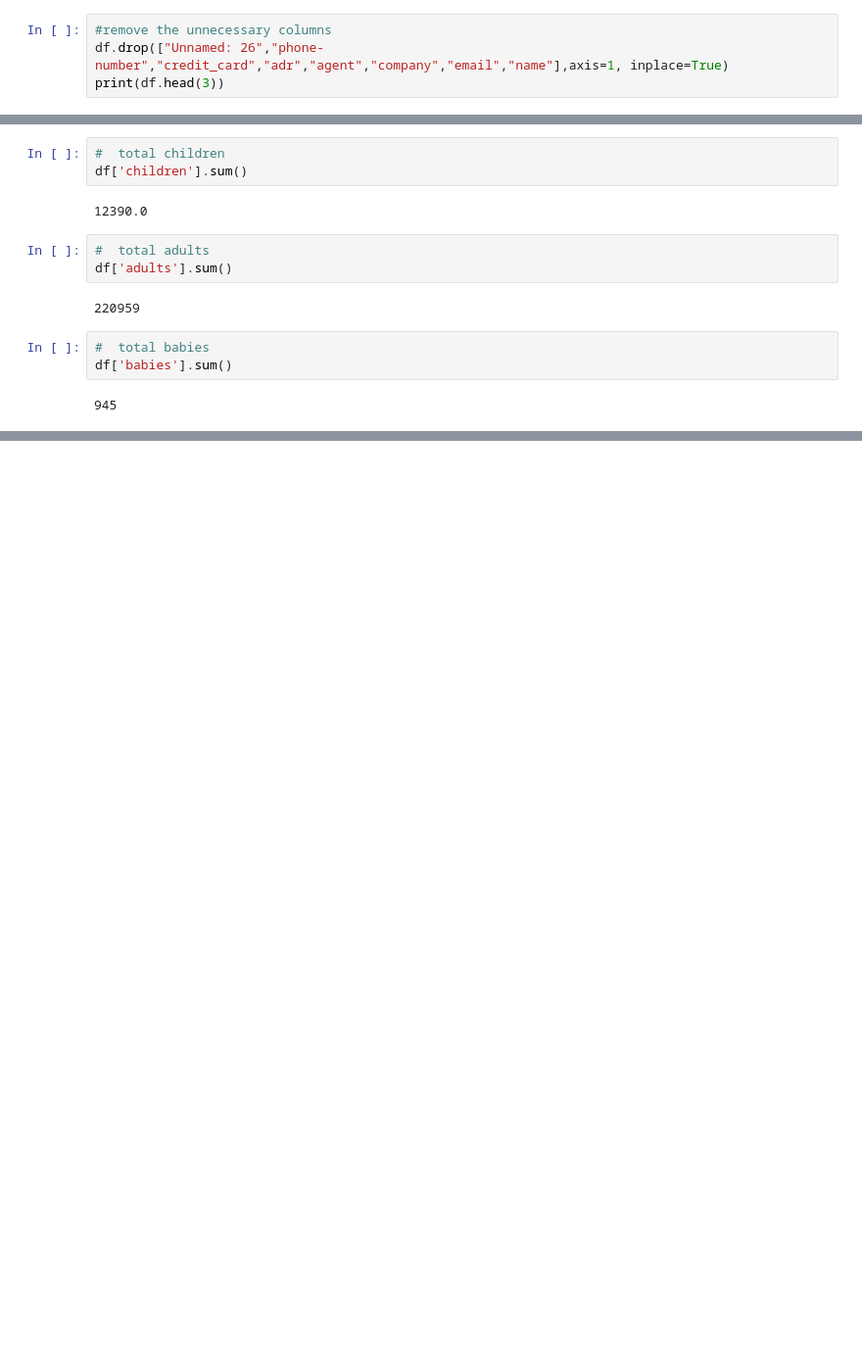
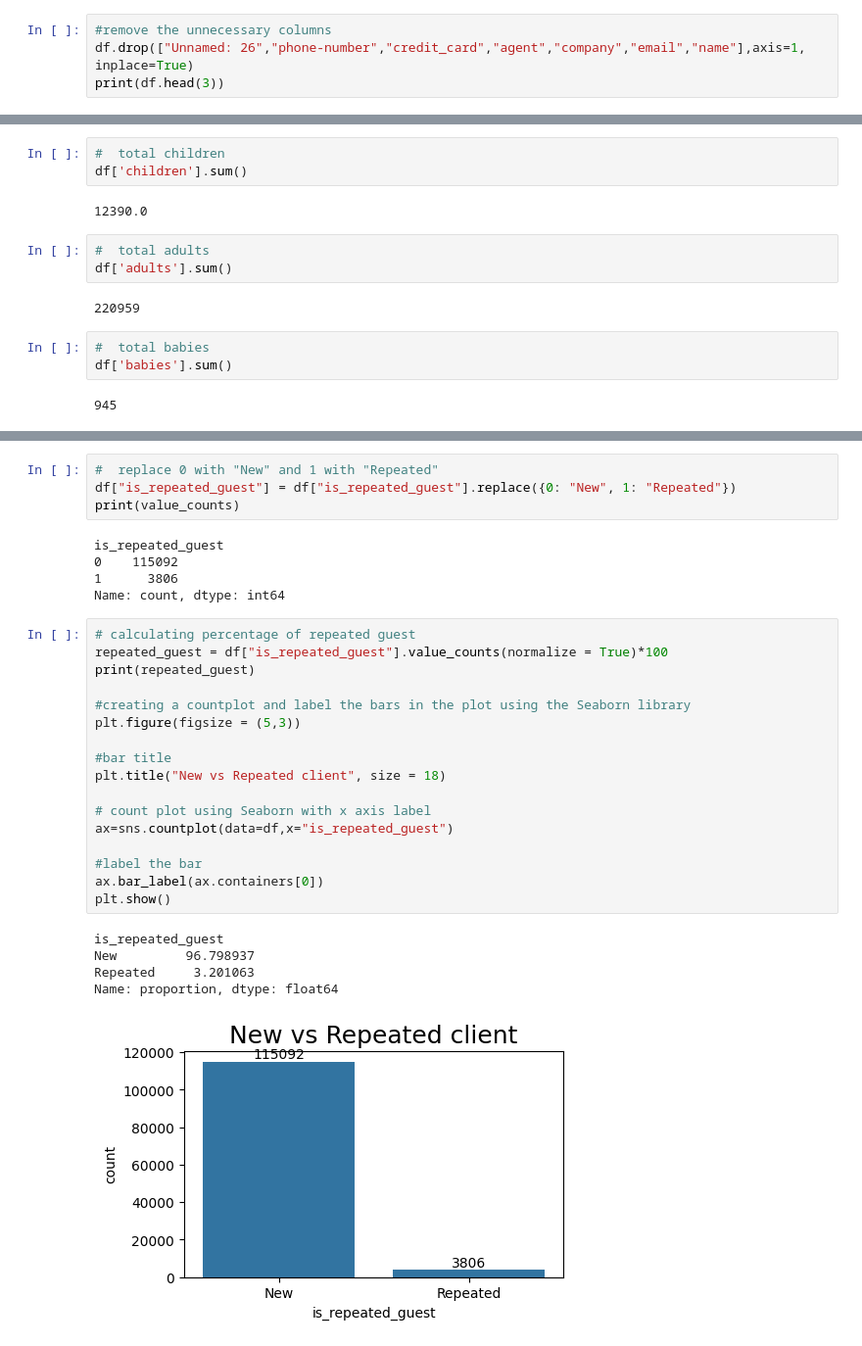
Before and after one commit to Archana-sth/hotel_booking, a Jupyter notebook: data_analysis.ipynb, the cells around one changed output, grey strips where cells are left out. Shown at 98% size. Drawn from its saved outputs; the diff is of its cells as text; blank space fills up the shorter version.

Commit message:
Data visualization

```diff
--- a/data_analysis.ipynb
+++ b/data_analysis.ipynb
@@ -130,7 +130,7 @@ dtypes: float64(5), int64(14), object(16)
 memory usage: 31.9+ MB
 # %%
 #remove the unnecessary columns
-df.drop(["Unnamed: 26","phone-number","credit_card","adr","agent","company","email","name"],axis=1, inplace=True)
+df.drop(["Unnamed: 26","phone-number","credit_card","agent","company","email","name"],axis=1, inplace=True)
 print(df.head(3))
 # %% [output]
           hotel  lead_time  arrival_date_year arrival_date_month  \
@@ -217,0 +229,32 @@ df['babies'].sum()
+# %%
+#  replace 0 with "New" and 1 with "Repeated"
+df["is_repeated_guest"] = df["is_repeated_guest"].replace({0: "New", 1: "Repeated"})
+print(value_counts)
+# %% [output]
+is_repeated_guest
+0    115092
+1      3806
+Name: count, dtype: int64
+# %%
+# calculating percentage of repeated guest
+repeated_guest = df["is_repeated_guest"].value_counts(normalize = True)*100
+print(repeated_guest)
+
+#creating a countplot and label the bars in the plot using the Seaborn library
+plt.figure(figsize = (5,3))
+
+#bar title
+plt.title("New vs Repeated client", size = 18)
+
+# count plot using Seaborn with x axis label
+ax=sns.countplot(data=df,x="is_repeated_guest")
+
+#label the bar
+ax.bar_label(ax.containers[0])
+plt.show()
+# %% [output]
+is_repeated_guest
+New         96.798937
+Repeated     3.201063
+Name: proportion, dtype: float64
+[figure, added]
```
Also changed, not shown: parts of 9 cells of this notebook.
